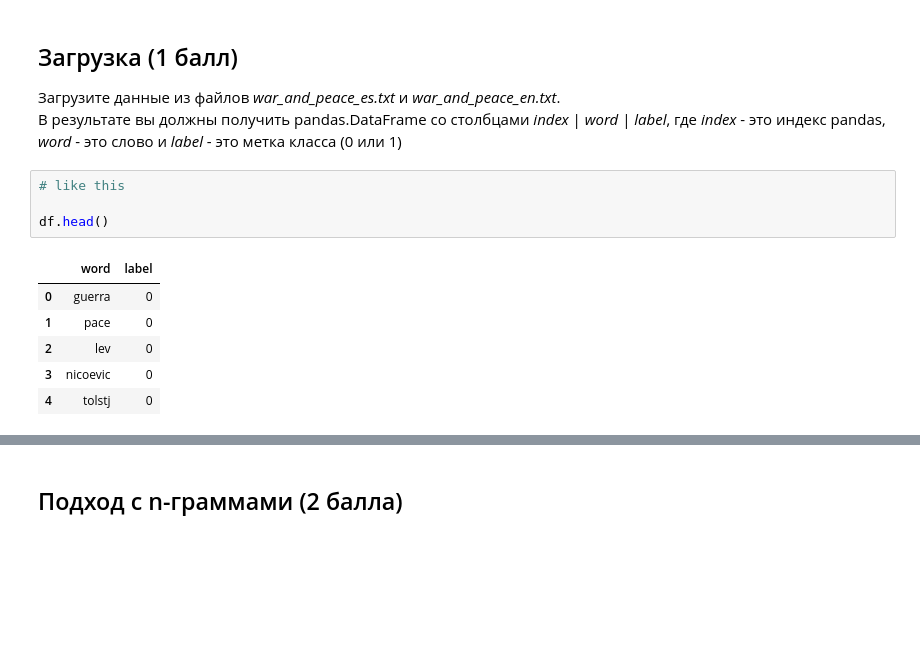
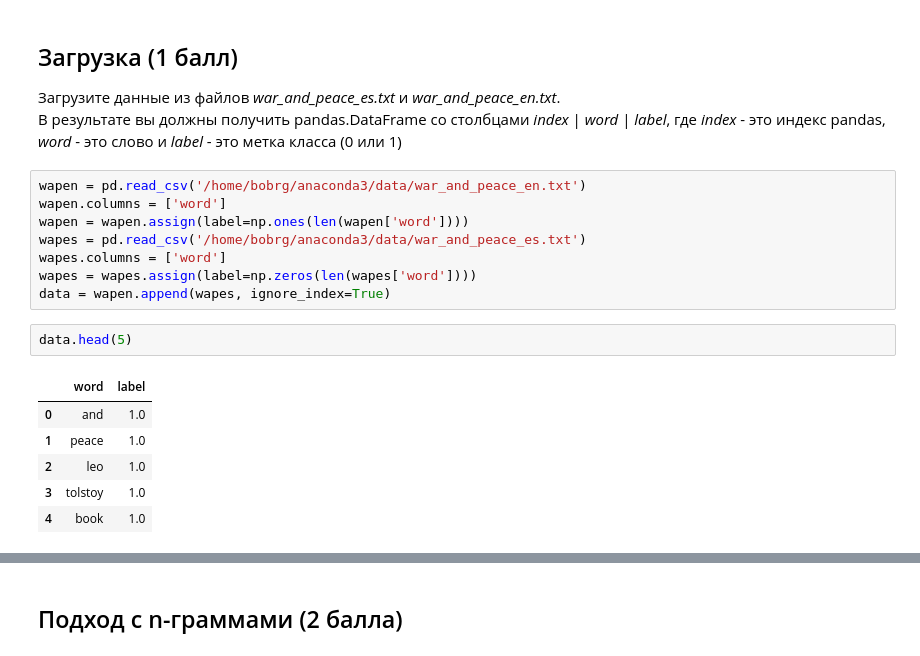
Before and after one commit to BobrG/IreneGit, a Jupyter notebook: hw1-svm.ipynb, the cells around one changed output, grey strips where cells are left out. Cells and saved outputs as stored; diff of their text form; blank space fills up the shorter version.

```diff
--- a/hw1-svm.ipynb
+++ b/hw1-svm.ipynb
@@ -215,14 +215,20 @@ plotting_best(min(y_rbf, key=lambda a: a[2])[0], svm.SVR, 'rbf', 6, 1)
 
 Загрузите данные из файлов *war_and_peace_es.txt* и *war_and_peace_en.txt*.<br/>
 В результате вы должны получить pandas.DataFrame со столбцами *index* | *word* | *label*, где *index* - это индекс pandas, *word* - это слово и *label* - это метка класса (0 или 1)
-# %%
-# like this
-
-df.head()
-# %% [output]
-|  | word | label |
-| 0 | guerra | 0 |
-| 1 | pace | 0 |
-| 2 | lev | 0 |
-| 3 | nicoevic | 0 |
-| 4 | tolstj | 0 |
+# %%
+wapen = pd.read_csv('/home/bobrg/anaconda3/data/war_and_peace_en.txt')
+wapen.columns = ['word']
+wapen = wapen.assign(label=np.ones(len(wapen['word'])))
+wapes = pd.read_csv('/home/bobrg/anaconda3/data/war_and_peace_es.txt')
+wapes.columns = ['word']
+wapes = wapes.assign(label=np.zeros(len(wapes['word'])))
+data = wapen.append(wapes, ignore_index=True)
+# %%
+data.head(5)
+# %% [output]
+|  | word | label |
+| 0 | and | 1.0 |
+| 1 | peace | 1.0 |
+| 2 | leo | 1.0 |
+| 3 | tolstoy | 1.0 |
+| 4 | book | 1.0 |
```
Also changed, not shown: parts of 6 cells of this notebook.
